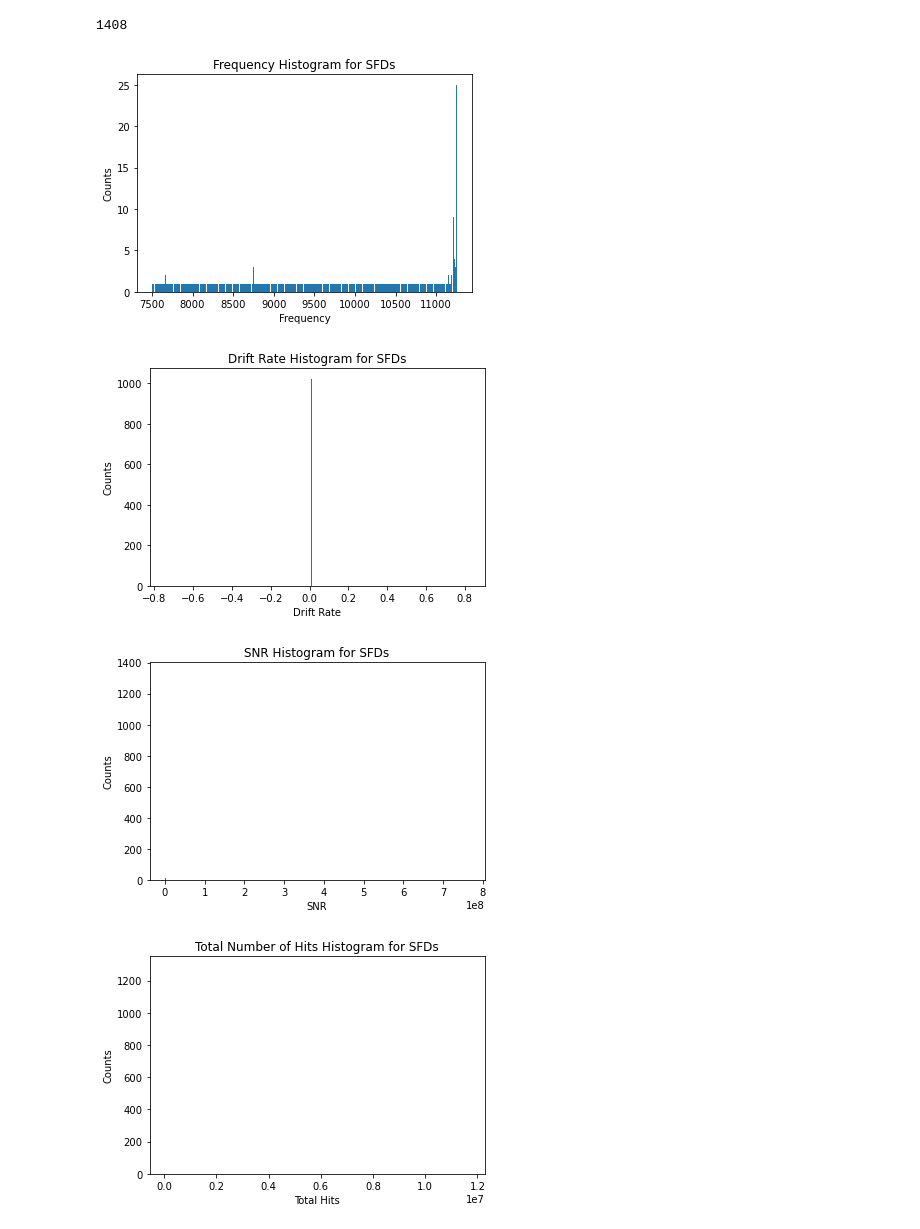
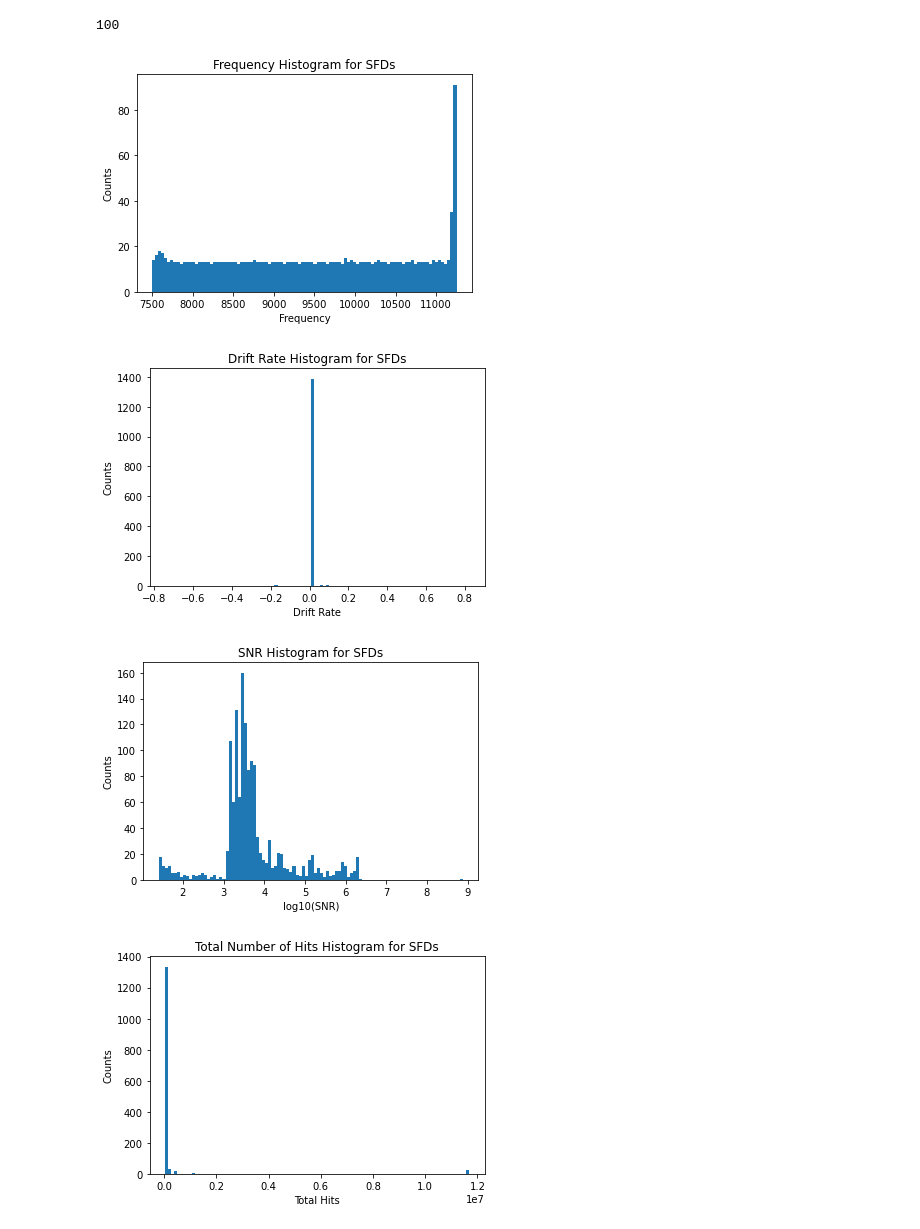
Before and after one commit to ewhite42/bl-gbt-ewhite, a Jupyter notebook: plotting_ufuds.ipynb, the cells around one changed output. Saved outputs shown, nothing was run; the diff lists cells and outputs as text; code cells hidden in the pictures.

```diff
--- a/plotting_ufuds.ipynb
+++ b/plotting_ufuds.ipynb
@@ -122,40 +119,42 @@ for s_line in sfd_infile.readlines():
         s_corr_freq.append(float(s_items[4].strip()))
         s_full_num_hits.append(float(s_items[11].strip()))
 
-s_nbins = len(s_drift_rates)
+s_nbins = 100 #len(s_drift_rates)
 print(s_nbins)
 #print(s_snr)
 
 plt.hist(s_corr_freq, bins=s_nbins)
 plt.xlabel('Frequency')
 plt.ylabel('Counts')
 plt.title('Frequency Histogram for SFDs')
 plt.savefig('/home/ewhite/voyager_histograms/sfds_freq_hist.png', dpi=300)
 plt.show()
 
 plt.hist(s_drift_rates, bins=s_nbins)
 plt.xlabel('Drift Rate')
 plt.ylabel('Counts')
 plt.title('Drift Rate Histogram for SFDs')
 plt.savefig('/home/ewhite/voyager_histograms/sfds_drift_hist.png', dpi=300)
 plt.show()
 
-plt.hist(s_snr, bins=s_nbins)
-plt.xlabel('SNR')
+s_snr = np.array(s_snr)
+
+plt.hist(np.log10(s_snr), bins=s_nbins)
+plt.xlabel('log10(SNR)')
 plt.ylabel('Counts')
 plt.title('SNR Histogram for SFDs')
 plt.savefig('/home/ewhite/voyager_histograms/sfds_snr_hist.png', dpi=300)
 plt.show()
 
 plt.hist(s_full_num_hits, bins=s_nbins)
 plt.xlabel('Total Hits')
 plt.ylabel('Counts')
 plt.title('Total Number of Hits Histogram for SFDs')
 plt.savefig('/home/ewhite/voyager_histograms/sfds_hits_hist.png', dpi=300)
 plt.show()
 # %% [output]
-1408
+100
-[figure, old version]
+[figure, new version]
-[figure, old version]
+[figure, new version]
-[figure, old version]
+[figure, new version]
-[figure, old version]
+[figure, new version]
```
Also changed, not shown: parts of 1 cell of this notebook.
